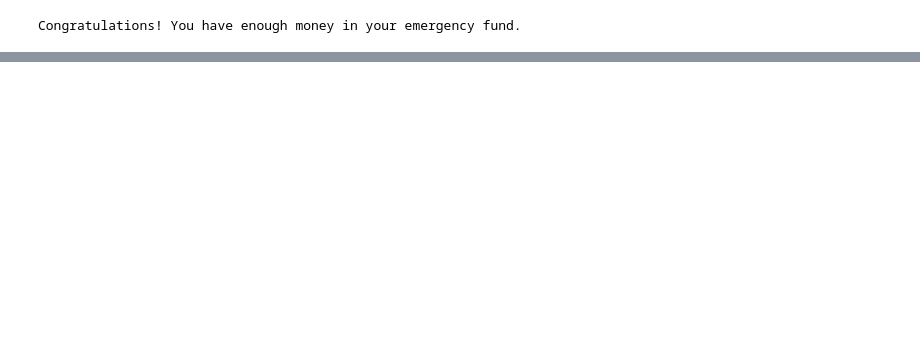
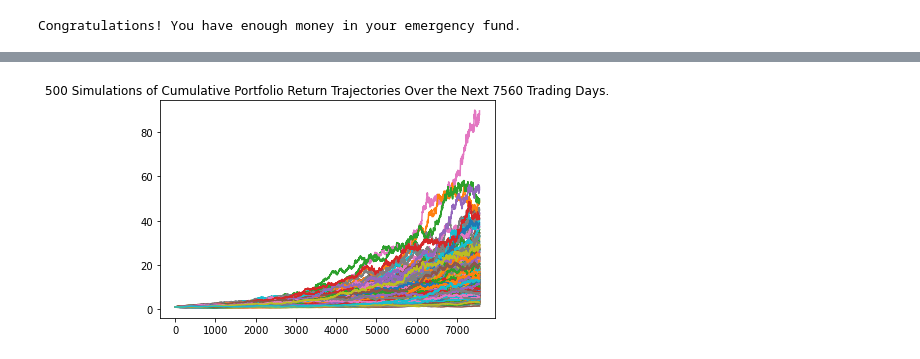
Before and after one commit to nhassan27/05-APIs, a Jupyter notebook: main.ipynb, the cells around one changed output, grey strips where cells are left out. Cells and saved outputs as stored; diff of their text form; code cells hidden in the pictures; blank space fills up the shorter version.

```diff
--- a/main.ipynb
+++ b/main.ipynb
@@ -196,0 +291,7 @@ Congratulations! You have enough money in your emergency fund.
+# %%
+micolumns = pd.MultiIndex.from_tuples(
+    [('SPY', "close")]
+)
+
+df_stock_data_spy.columns = micolumns
+df_stock_data_spy
@@ -196,0 +313,3 @@ Congratulations! You have enough money in your emergency fund.
+# %%
+df_stock_data = pd.concat([df_stock_data_agg, df_stock_data_spy], axis = 1, join = "inner")
+df_stock_data
@@ -196,0 +331,11 @@ Congratulations! You have enough money in your emergency fund.
+# %%
+# Configuring a Monte Carlo simulation to forecast 30 years cumulative returns
+
+# tickers = ['AGG','SPY']
+
+MC_30year = MCSimulation(
+    portfolio_data = df_stock_data,
+    weights = [.40,.60],
+    num_simulation = 500,
+    num_trading_days = 252*30
+)
@@ -196,0 +353,3 @@ Congratulations! You have enough money in your emergency fund.
+# %%
+MC_30year.portfolio_data.dropna(inplace=True)
+MC_30year.portfolio_data
@@ -196,0 +417,9 @@ Congratulations! You have enough money in your emergency fund.
+# %%
+# Plot simulation outcomes
+
+line_plot = MC_30year.plot_simulation()
+
+# Save the plot for future usage
+line_plot.get_figure().savefig("MC_30year_sim_plot.png", bbox_inches="tight")
+# %% [output]
+[figure, added]
```
Also changed, not shown: parts of 40 cells of this notebook, 8 other files.
